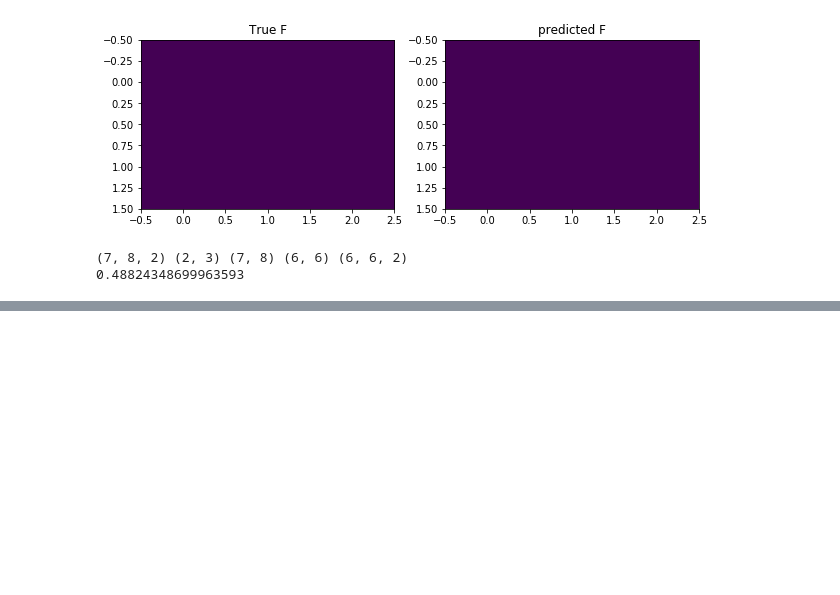
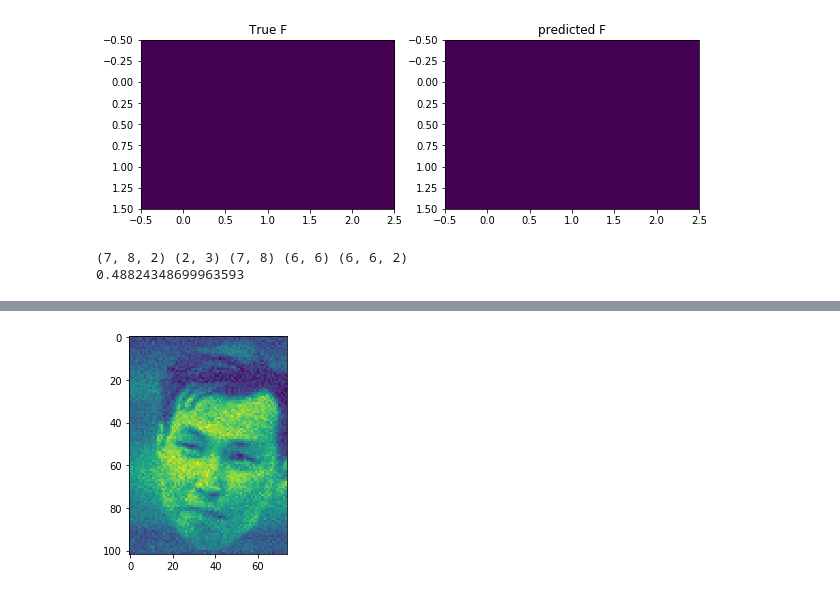
Before and after one commit to Muhamob/bmmo-2019-Fall, a Jupyter notebook: hw/practice_1/Tests.ipynb, the cells around one changed output, grey strips where cells are left out. Cells and saved outputs as stored; diff of their text form; code cells hidden in the pictures; blank space fills up the shorter version.

```diff
--- a/hw/practice_1/Tests.ipynb
+++ b/hw/practice_1/Tests.ipynb
@@ -70,0 +73,5 @@ test.check_m_step_time()
+# %%
+data = np.load("data/data_shad19_1000.npy")
+h, w = 102, 74
+# %%
+LL = prototypes.run_EM(data, h, w, tolerance=0, )
@@ -70,0 +96,7 @@ test.check_m_step_time()
+# %%
+q, F, B, s, A = LL[-1]
+# %%
+plt.imshow(F)
+plt.savefig("./imgs/villain_face.png")
+# %% [output]
+[figure, added]
```
Also changed, not shown: parts of 8 cells of this notebook, 1 other file.
